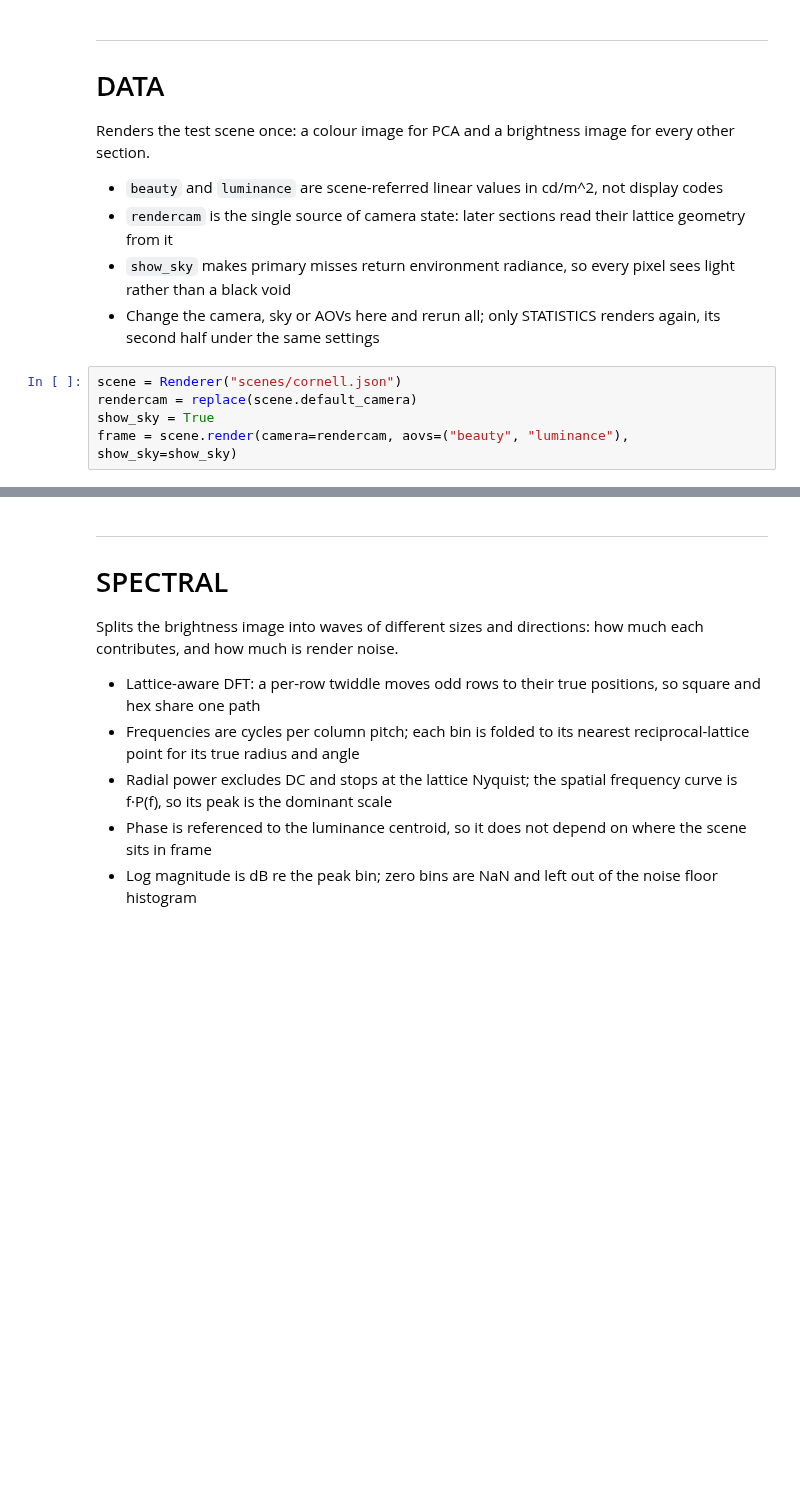
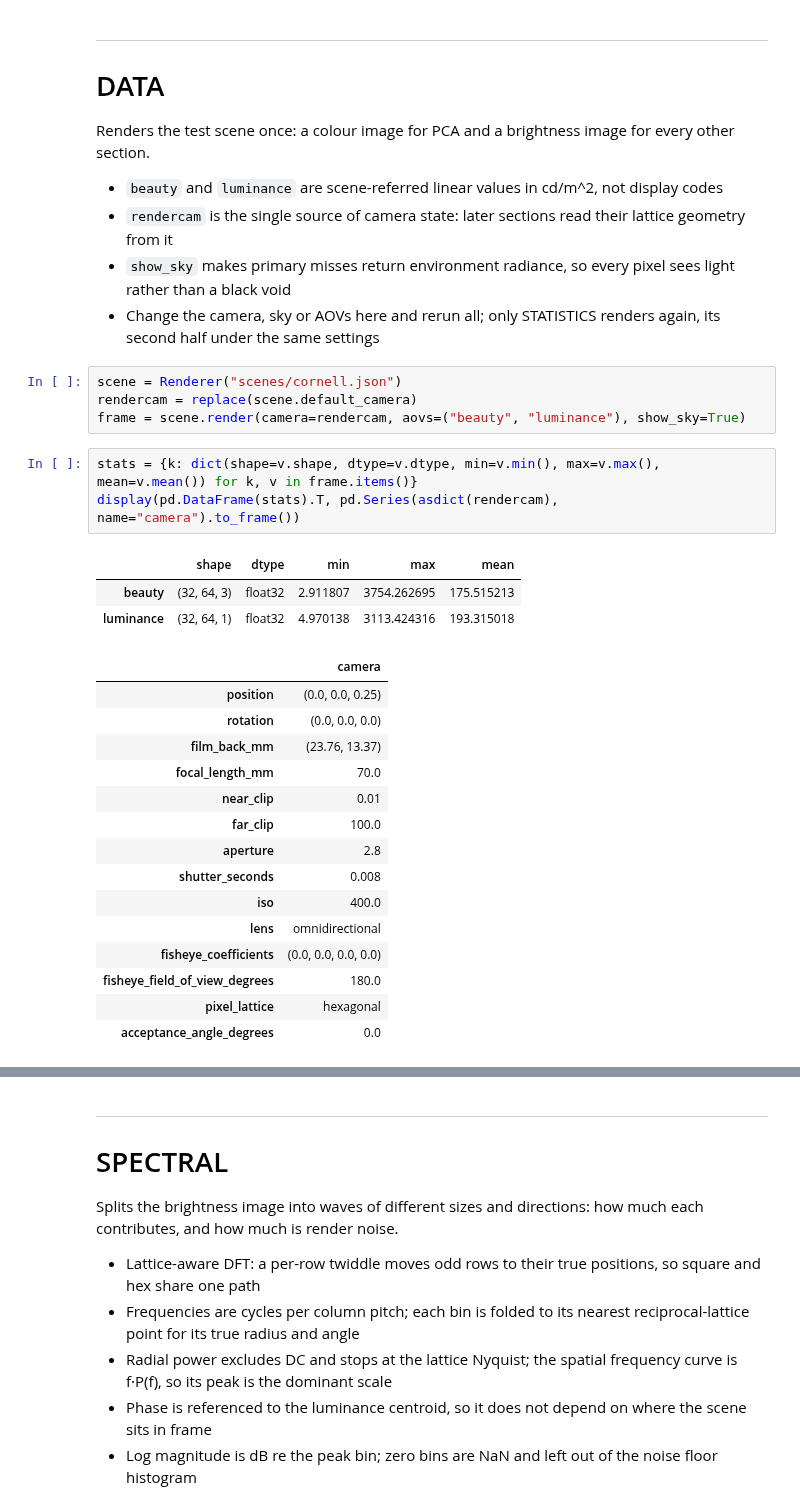
Before and after one commit to epochlab/NN, a Jupyter notebook: efficient_coding.ipynb, the cells around one changed output, grey strips where cells are left out. Drawn from its saved outputs; the diff is of its cells as text; blank space fills up the shorter version.

```diff
--- a/efficient_coding.ipynb
+++ b/efficient_coding.ipynb
@@ -21,5 +34,26 @@ Renders the test scene once: a colour image for PCA and a brightness image for e
 # %%
 scene = Renderer("scenes/cornell.json")
 rendercam = replace(scene.default_camera)
-show_sky = True
-frame = scene.render(camera=rendercam, aovs=("beauty", "luminance"), show_sky=show_sky)
+frame = scene.render(camera=rendercam, aovs=("beauty", "luminance"), show_sky=True)
+# %%
+stats = {k: dict(shape=v.shape, dtype=v.dtype, min=v.min(), max=v.max(), mean=v.mean()) for k, v in frame.items()}
+display(pd.DataFrame(stats).T, pd.Series(asdict(rendercam), name="camera").to_frame())
+# %% [output]
+|  | shape | dtype | min | max | mean |
+| beauty | (32, 64, 3) | float32 | 2.911807 | 3754.262695 | 175.515213 |
+| luminance | (32, 64, 1) | float32 | 4.970138 | 3113.424316 | 193.315018 |
+|  | camera |
+| position | (0.0, 0.0, 0.25) |
+| rotation | (0.0, 0.0, 0.0) |
+| film_back_mm | (23.76, 13.37) |
+| focal_length_mm | 70.0 |
+| near_clip | 0.01 |
+| far_clip | 100.0 |
+| aperture | 2.8 |
+| shutter_seconds | 0.008 |
+| iso | 400.0 |
+| lens | omnidirectional |
+| fisheye_coefficients | (0.0, 0.0, 0.0, 0.0) |
+| fisheye_field_of_view_degrees | 180.0 |
+| pixel_lattice | hexagonal |
+| acceptance_angle_degrees | 0.0 |
```
Also changed, not shown: parts of 25 cells of this notebook, 2 other files.
